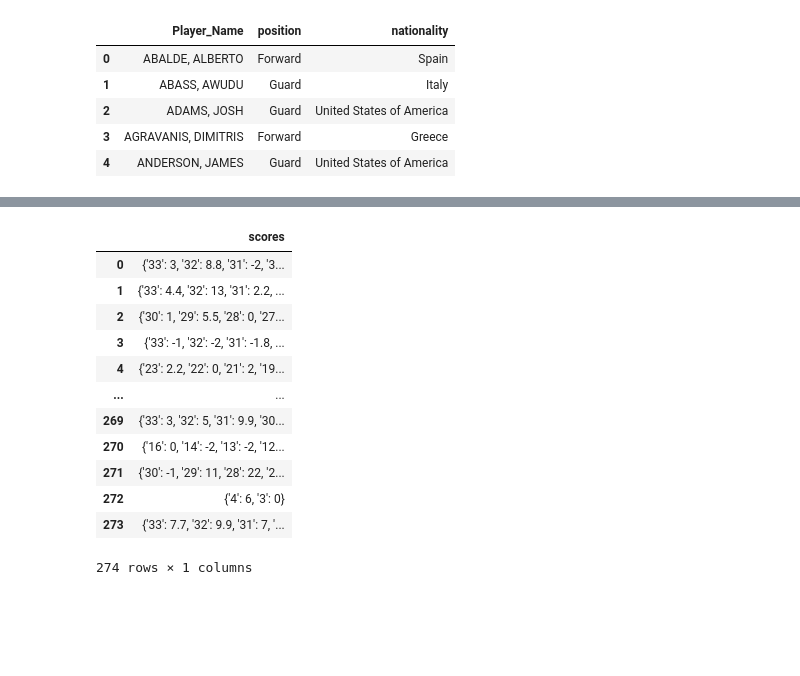
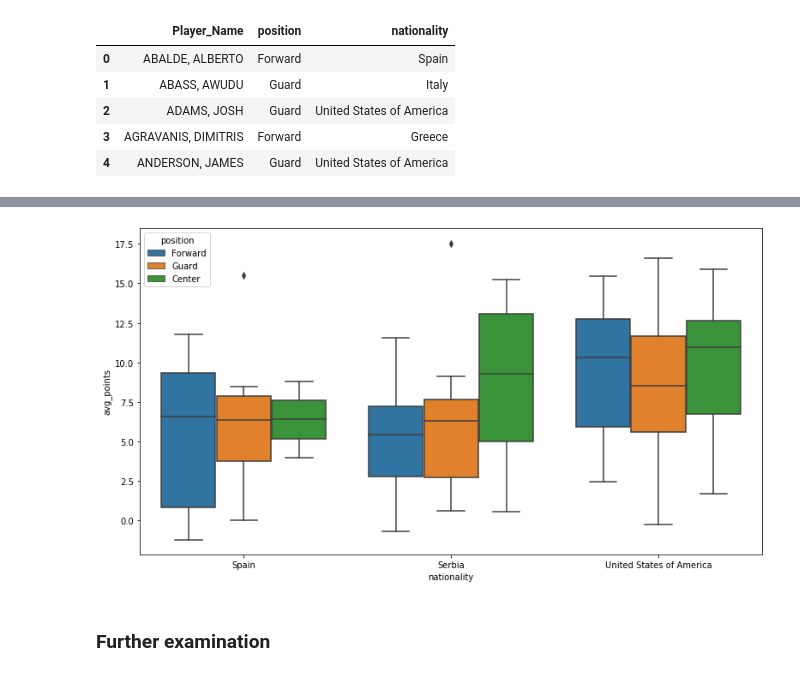
Before and after one commit to cakirogluozan/fantasy-basketball, a Jupyter notebook: fantasy-basketball.ipynb, the cells around one changed output, grey strips where cells are left out. Cells and saved outputs as stored; diff of their text form; code cells hidden in the pictures; blank space fills up the shorter version.

```diff
--- a/fantasy-basketball.ipynb
+++ b/fantasy-basketball.ipynb
@@ -141,4 +130,4 @@ csv_df.head()
 # %%
-merged_df = pd.merge(selected_json_df, csv_df, on='Player_Name')
+merged_df = pd.merge(ext_json_df, csv_df, on='Player_Name')
 merged_df.head(1)
 # %% [output]
@@ -176,16 +137,14 @@ ext_merged_df.head(1)
-# %%
-pd.DataFrame(processed_json_df['scores'])
-# %% [output]
-|  | scores |
-| 0 | {'33': 3, '32': 8.8, '31': -2, '3... |
-| 1 | {'33': 4.4, '32': 13, '31': 2.2, ... |
-| 2 | {'30': 1, '29': 5.5, '28': 0, '27... |
-| 3 | {'33': -1, '32': -2, '31': -1.8, ... |
-| 4 | {'23': 2.2, '22': 0, '21': 2, '19... |
-| ... | ... |
-| 269 | {'33': 3, '32': 5, '31': 9.9, '30... |
-| 270 | {'16': 0, '14': -2, '13': -2, '12... |
-| 271 | {'30': -1, '29': 11, '28': 22, '2... |
-| 272 | {'4': 6, '3': 0} |
-| 273 | {'33': 7.7, '32': 9.9, '31': 7, '... |
-274 rows × 1 columns
+# %%
+# get top 3 nationalities
+top3_nats = list(merged_df.nationality.value_counts()[:3].index)
+
+# define a DataFrame which includes players from top 3 nationalities
+top3_df = merged_df[merged_df.nationality.isin(top3_nats)]
+
+# boxplot the result
+plt.figure(figsize=(13,7))
+sns.boxplot(x='nationality',y='avg_points',hue='position',data=top3_df);
+# %% [output]
+[figure, added]
+# %% [markdown]
+### Further examination
```
Also changed, not shown: parts of 42 cells of this notebook.
